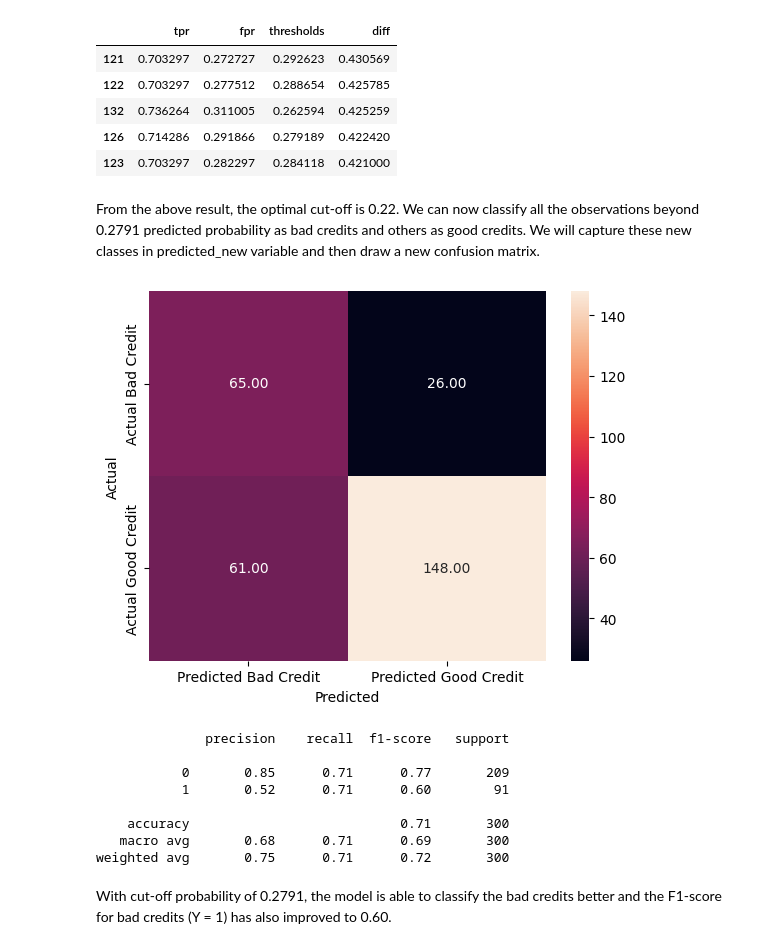
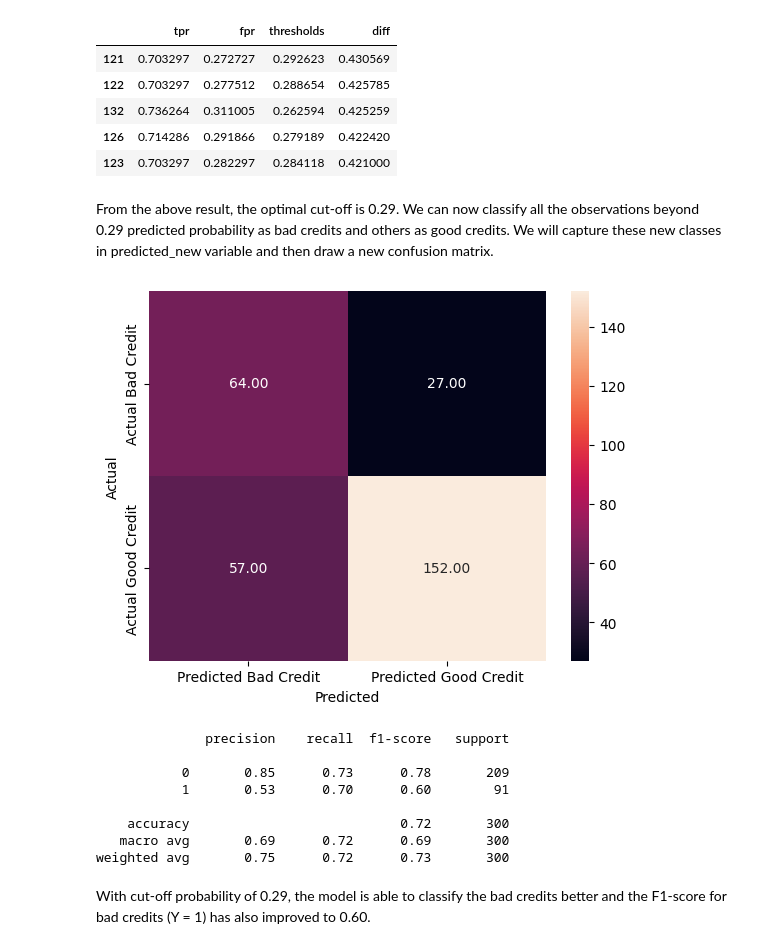
Before and after one commit to Anurag-Warthi/Data-Science-Machine-Learning, a Jupyter notebook: Data Science/03-Classification/Binary Logistic Regression.ipynb, the cells around one changed output. Drawn from its saved outputs; the diff is of its cells as text; code cells hidden in the pictures.

```diff
--- a/Data Science/03-Classification/Binary Logistic Regression.ipynb
+++ b/Data Science/03-Classification/Binary Logistic Regression.ipynb
@@ -553,23 +554,23 @@ tpr_fpr.sort_values('diff', ascending=False).head()
 | 126 | 0.714286 | 0.291866 | 0.279189 | 0.422420 |
 | 123 | 0.703297 | 0.282297 | 0.284118 | 0.421000 |
 # %% [markdown]
-From the above result, the optimal cut-off is 0.22. We can now classify all the observations beyond 0.2791 predicted probability as bad credits and others as good credits. We will capture these new classes in predicted_new variable and then draw a new confusion matrix.
+From the above result, the optimal cut-off is 0.29. We can now classify all the observations beyond 0.29 predicted probability as bad credits and others as good credits. We will capture these new classes in predicted_new variable and then draw a new confusion matrix.
 # %%
-y_pred_df['predicted_new'] = y_pred_df.predicted_prob.map(lambda x: 1 if x > 0.279 else 0)
+y_pred_df['predicted_new'] = y_pred_df.predicted_prob.map(lambda x: 1 if x > 0.29 else 0)
 
 draw_cm(y_pred_df.actual, y_pred_df.predicted_new)
 # %% [output]
-[figure, old version]
+[figure, new version]
 # %%
 print(metrics.classification_report(y_pred_df.actual, y_pred_df.predicted_new))
 # %% [output]
               precision    recall  f1-score   support
 
-           0       0.85      0.71      0.77       209
-           1       0.52      0.71      0.60        91
+           0       0.85      0.73      0.78       209
+           1       0.53      0.70      0.60        91
 
-    accuracy                           0.71       300
-   macro avg       0.68      0.71      0.69       300
-weighted avg       0.75      0.71      0.72       300
+    accuracy                           0.72       300
+   macro avg       0.69      0.72      0.69       300
+weighted avg       0.75      0.72      0.73       300
 # %% [markdown]
-With cut-off probability of 0.2791, the model is able to classify the bad credits better and the F1-score for bad credits (Y = 1) has also improved to 0.60.
+With cut-off probability of 0.29, the model is able to classify the bad credits better and the F1-score for bad credits (Y = 1) has also improved to 0.60.
```
Also changed, not shown: parts of 4 cells of this notebook.
